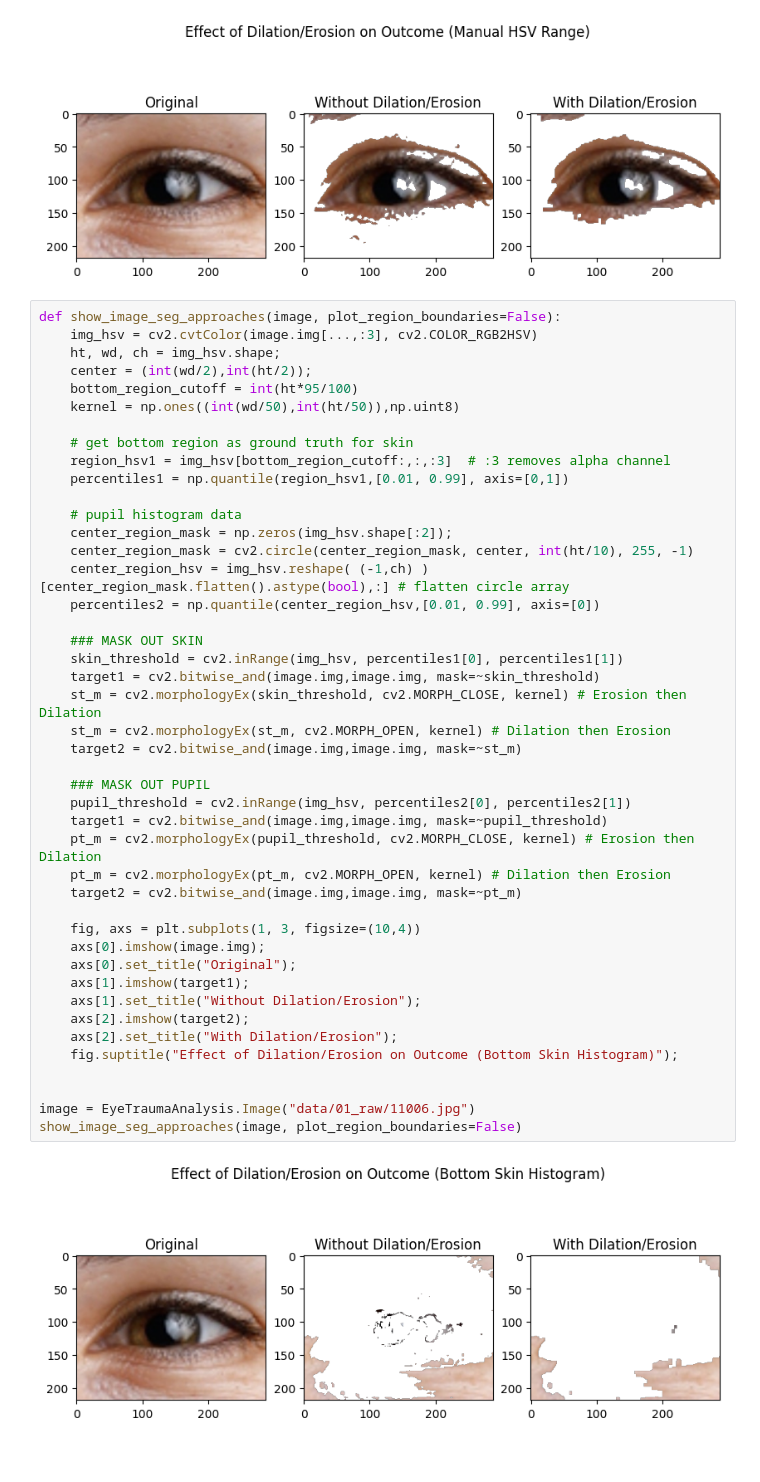
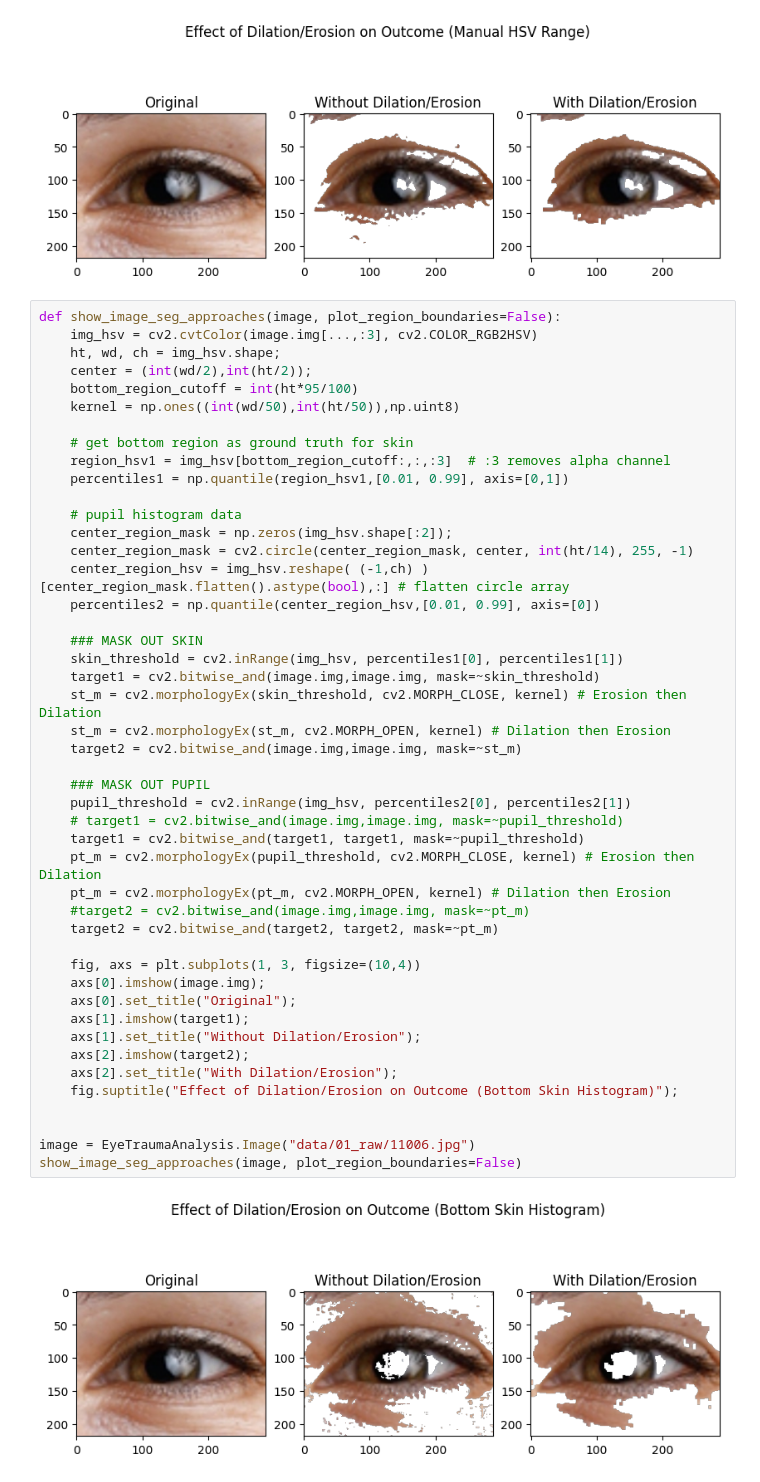
Before and after one commit to ethanrasmussen/EyeTraumaAnalysis, a Jupyter notebook: src/notebooks/segmentation_testing.ipynb, the cells around one changed output. Cells and saved outputs as stored; diff of their text form.

Commit message:
combine skin & pupil masking

```diff
--- a/src/notebooks/segmentation_testing.ipynb
+++ b/src/notebooks/segmentation_testing.ipynb
@@ -59,35 +59,37 @@ def show_image_seg_approaches(image, plot_region_boundaries=False):
 
     # pupil histogram data
     center_region_mask = np.zeros(img_hsv.shape[:2]);
-    center_region_mask = cv2.circle(center_region_mask, center, int(ht/10), 255, -1)
+    center_region_mask = cv2.circle(center_region_mask, center, int(ht/14), 255, -1)
     center_region_hsv = img_hsv.reshape( (-1,ch) )[center_region_mask.flatten().astype(bool),:] # flatten circle array
     percentiles2 = np.quantile(center_region_hsv,[0.01, 0.99], axis=[0])
 
     ### MASK OUT SKIN
     skin_threshold = cv2.inRange(img_hsv, percentiles1[0], percentiles1[1])
     target1 = cv2.bitwise_and(image.img,image.img, mask=~skin_threshold)
     st_m = cv2.morphologyEx(skin_threshold, cv2.MORPH_CLOSE, kernel) # Erosion then Dilation
     st_m = cv2.morphologyEx(st_m, cv2.MORPH_OPEN, kernel) # Dilation then Erosion
     target2 = cv2.bitwise_and(image.img,image.img, mask=~st_m)
 
     ### MASK OUT PUPIL
     pupil_threshold = cv2.inRange(img_hsv, percentiles2[0], percentiles2[1])
-    target1 = cv2.bitwise_and(image.img,image.img, mask=~pupil_threshold)
+    # target1 = cv2.bitwise_and(image.img,image.img, mask=~pupil_threshold)
+    target1 = cv2.bitwise_and(target1, target1, mask=~pupil_threshold)
     pt_m = cv2.morphologyEx(pupil_threshold, cv2.MORPH_CLOSE, kernel) # Erosion then Dilation
     pt_m = cv2.morphologyEx(pt_m, cv2.MORPH_OPEN, kernel) # Dilation then Erosion
-    target2 = cv2.bitwise_and(image.img,image.img, mask=~pt_m)
+    #target2 = cv2.bitwise_and(image.img,image.img, mask=~pt_m)
+    target2 = cv2.bitwise_and(target2, target2, mask=~pt_m)
 
     fig, axs = plt.subplots(1, 3, figsize=(10,4))
     axs[0].imshow(image.img);
     axs[0].set_title("Original");
     axs[1].imshow(target1);
     axs[1].set_title("Without Dilation/Erosion");
     axs[2].imshow(target2);
     axs[2].set_title("With Dilation/Erosion");
     fig.suptitle("Effect of Dilation/Erosion on Outcome (Bottom Skin Histogram)");
 
 
 image = EyeTraumaAnalysis.Image("data/01_raw/11006.jpg")
 show_image_seg_approaches(image, plot_region_boundaries=False)
 # %% [output]
-[figure, old version]
+[figure, new version]
```
